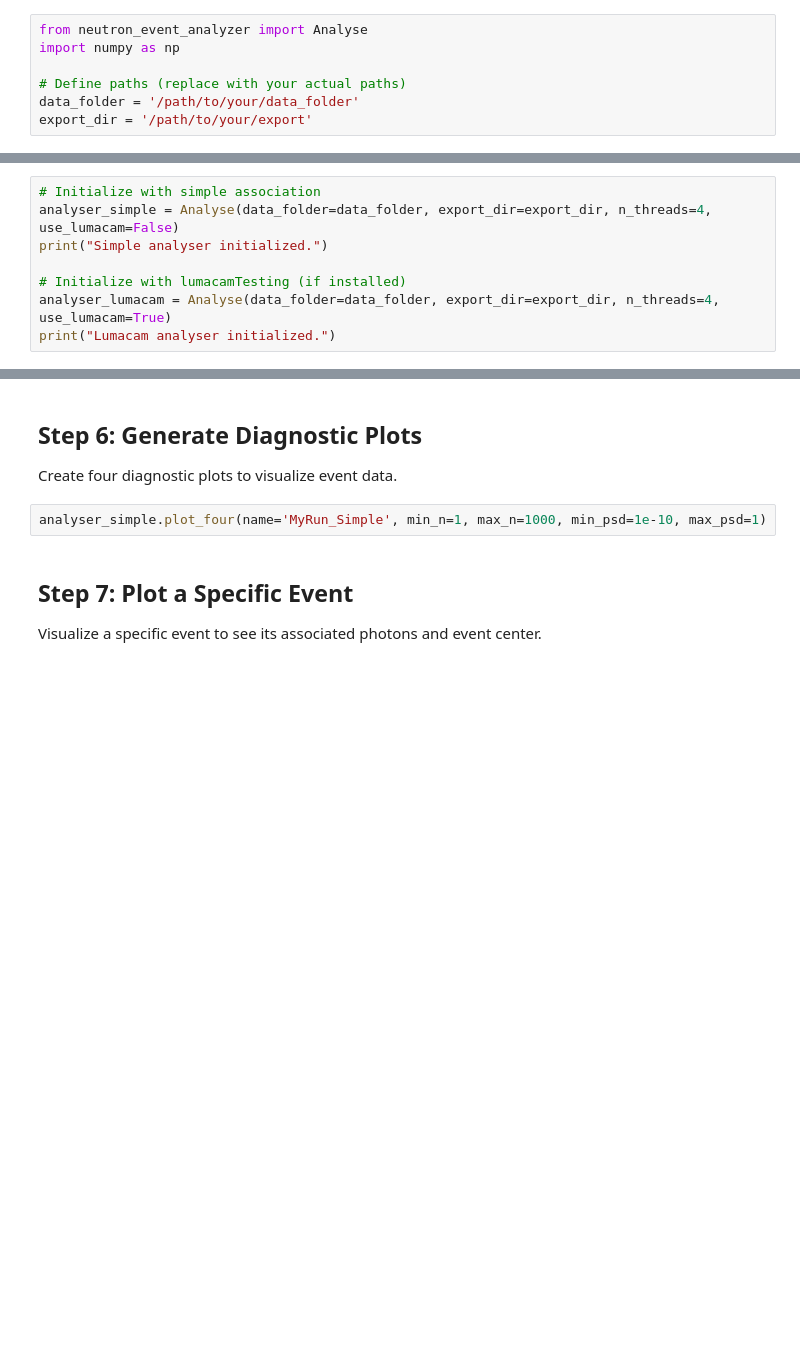
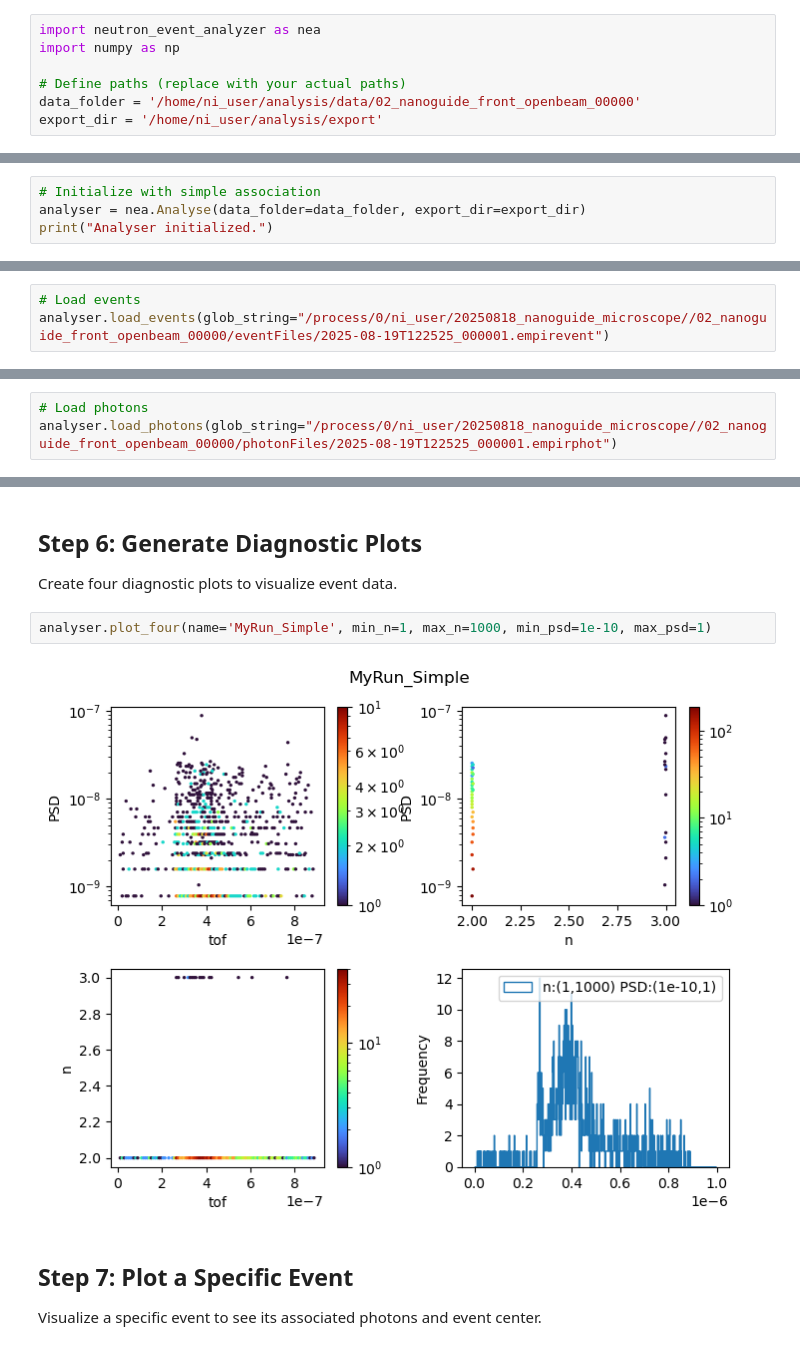
Before and after one commit to TsvikiHirsh/neutron_event_analyzer, a Jupyter notebook: notebooks/tutorial.ipynb, the cells around one changed output, grey strips where cells are left out. Drawn from its saved outputs; the diff is of its cells as text; blank space fills up the shorter version.

```diff
--- a/notebooks/tutorial.ipynb
+++ b/notebooks/tutorial.ipynb
@@ -33,21 +33,17 @@ Additionally, provide the path to the `export` directory containing the `empir_e
 
 Let's import the necessary module and set up the environment.
 # %%
-from neutron_event_analyzer import Analyse
+import neutron_event_analyzer as nea
 import numpy as np
 
 # Define paths (replace with your actual paths)
-data_folder = '/path/to/your/data_folder'
-export_dir = '/path/to/your/export'
+data_folder = '/home/ni_user/analysis/data/02_nanoguide_front_openbeam_00000'
+export_dir = '/home/ni_user/analysis/export'
 # %% [markdown]
 ## Step 1: Initialize the Analyser
 
 Create an `Analyse` object, specifying the data folder, export directory, and whether to use `lumacamTesting` (if available).
 # %%
 # Initialize with simple association
-analyser_simple = Analyse(data_folder=data_folder, export_dir=export_dir, n_threads=4, use_lumacam=False)
-print("Simple analyser initialized.")
-
-# Initialize with lumacamTesting (if installed)
-analyser_lumacam = Analyse(data_folder=data_folder, export_dir=export_dir, n_threads=4, use_lumacam=True)
-print("Lumacam analyser initialized.")
+analyser = nea.Analyse(data_folder=data_folder, export_dir=export_dir)
+print("Analyser initialized.")
@@ -65,0 +56,3 @@ analyser_lumacam.load_photons()
+# %%
+# Load events
+analyser.load_events(glob_string="/process/0/ni_user/20250818_nanoguide_microscope//02_nanoguide_front_openbeam_00000/eventFiles/2025-08-19T122525_000001.empirevent")
@@ -65,0 +61,3 @@ analyser_lumacam.load_photons()
+# %%
+# Load photons
+analyser.load_photons(glob_string="/process/0/ni_user/20250818_nanoguide_microscope//02_nanoguide_front_openbeam_00000/photonFiles/2025-08-19T122525_000001.empirphot")
@@ -95,7 +96,9 @@ combined_df_lumacam.head()
 
 Create four diagnostic plots to visualize event data.
 # %%
-analyser_simple.plot_four(name='MyRun_Simple', min_n=1, max_n=1000, min_psd=1e-10, max_psd=1)
+analyser.plot_four(name='MyRun_Simple', min_n=1, max_n=1000, min_psd=1e-10, max_psd=1)
+# %% [output]
+[figure, added]
 # %% [markdown]
 ## Step 7: Plot a Specific Event
 
```
Also changed, not shown: parts of 15 cells of this notebook, 3 other files.
